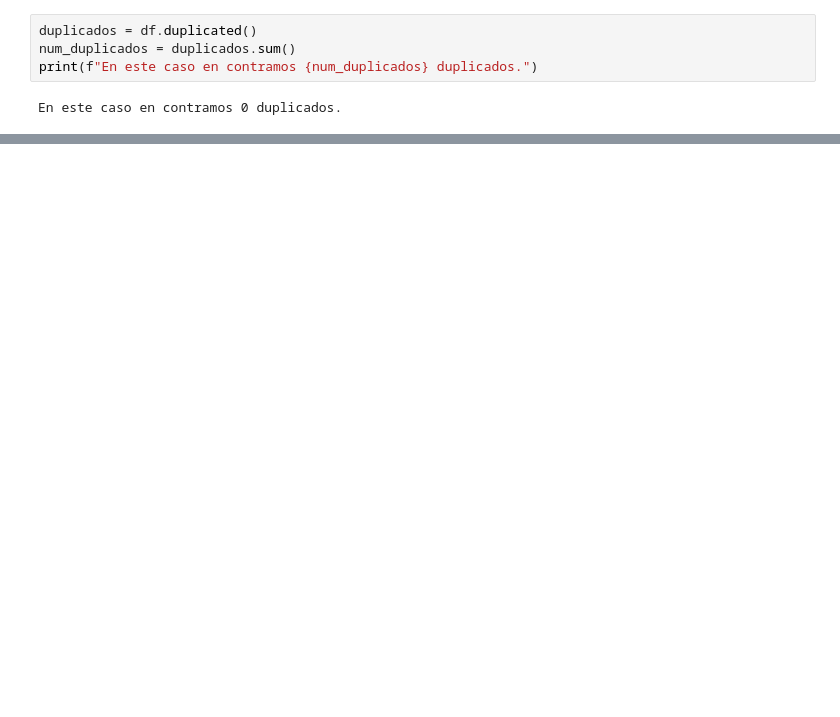
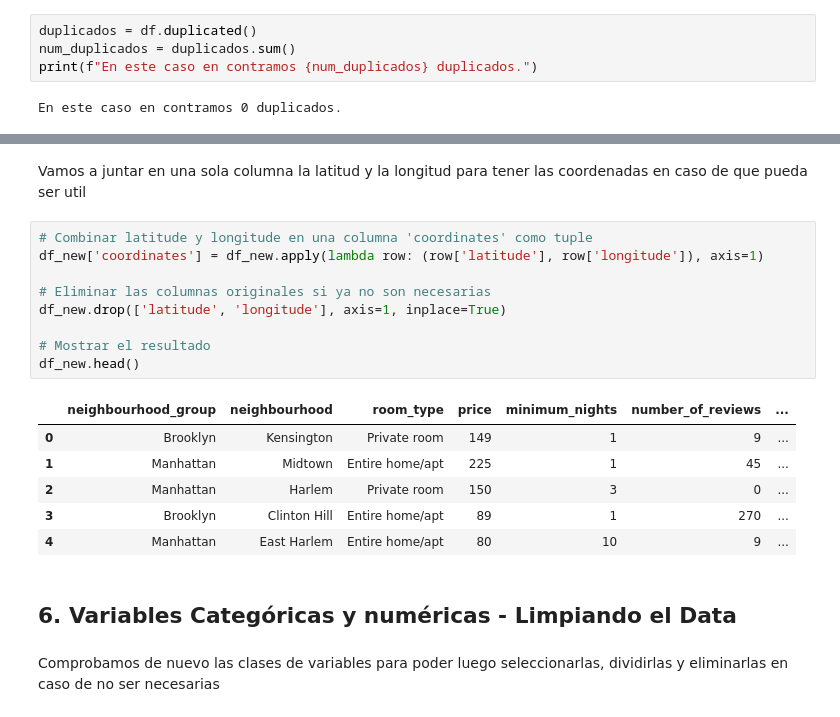
Before and after one commit to 4GeeksAcademy/machine-learning-python-tem, a Jupyter notebook: src/explore.ipynb, the cells around one changed output, grey strips where cells are left out. Saved outputs shown, nothing was run; the diff lists cells and outputs as text; blank space fills up the shorter version.

```diff
--- a/src/explore.ipynb
+++ b/src/explore.ipynb
@@ -89,0 +185,22 @@ En este caso en contramos 0 duplicados.
+# %% [markdown]
+Vamos a juntar en una sola columna la latitud y la longitud para tener las coordenadas en caso de que pueda ser util
+# %%
+# Combinar latitude y longitude en una columna 'coordinates' como tuple
+df_new['coordinates'] = df_new.apply(lambda row: (row['latitude'], row['longitude']), axis=1)
+
+# Eliminar las columnas originales si ya no son necesarias
+df_new.drop(['latitude', 'longitude'], axis=1, inplace=True)
+
+# Mostrar el resultado
+df_new.head()
+# %% [output]
+|  | neighbourhood_group | neighbourhood | room_type | price | minimum_nights | number_of_reviews | ... |
+| 0 | Brooklyn | Kensington | Private room | 149 | 1 | 9 | ... |
+| 1 | Manhattan | Midtown | Entire home/apt | 225 | 1 | 45 | ... |
+| 2 | Manhattan | Harlem | Private room | 150 | 3 | 0 | ... |
+| 3 | Brooklyn | Clinton Hill | Entire home/apt | 89 | 1 | 270 | ... |
+| 4 | Manhattan | East Harlem | Entire home/apt | 80 | 10 | 9 | ... |
+# %% [markdown]
+## 6. Variables Categóricas y numéricas - Limpiando el Data
+# %% [markdown]
+Comprobamos de nuevo las clases de variables para poder luego seleccionarlas, dividirlas y eliminarlas en caso de no ser necesarias
```
Also changed, not shown: parts of 25 cells of this notebook.
